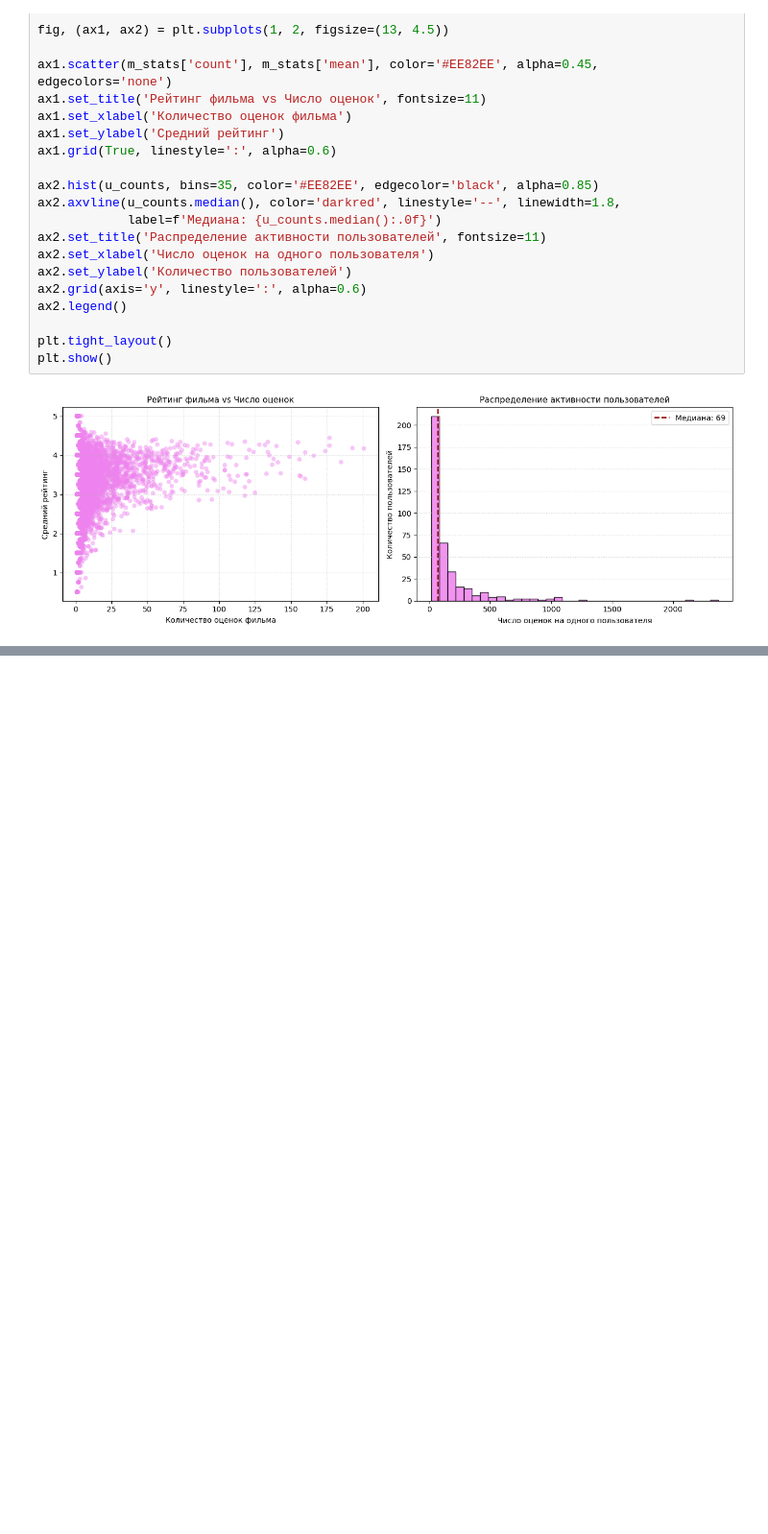
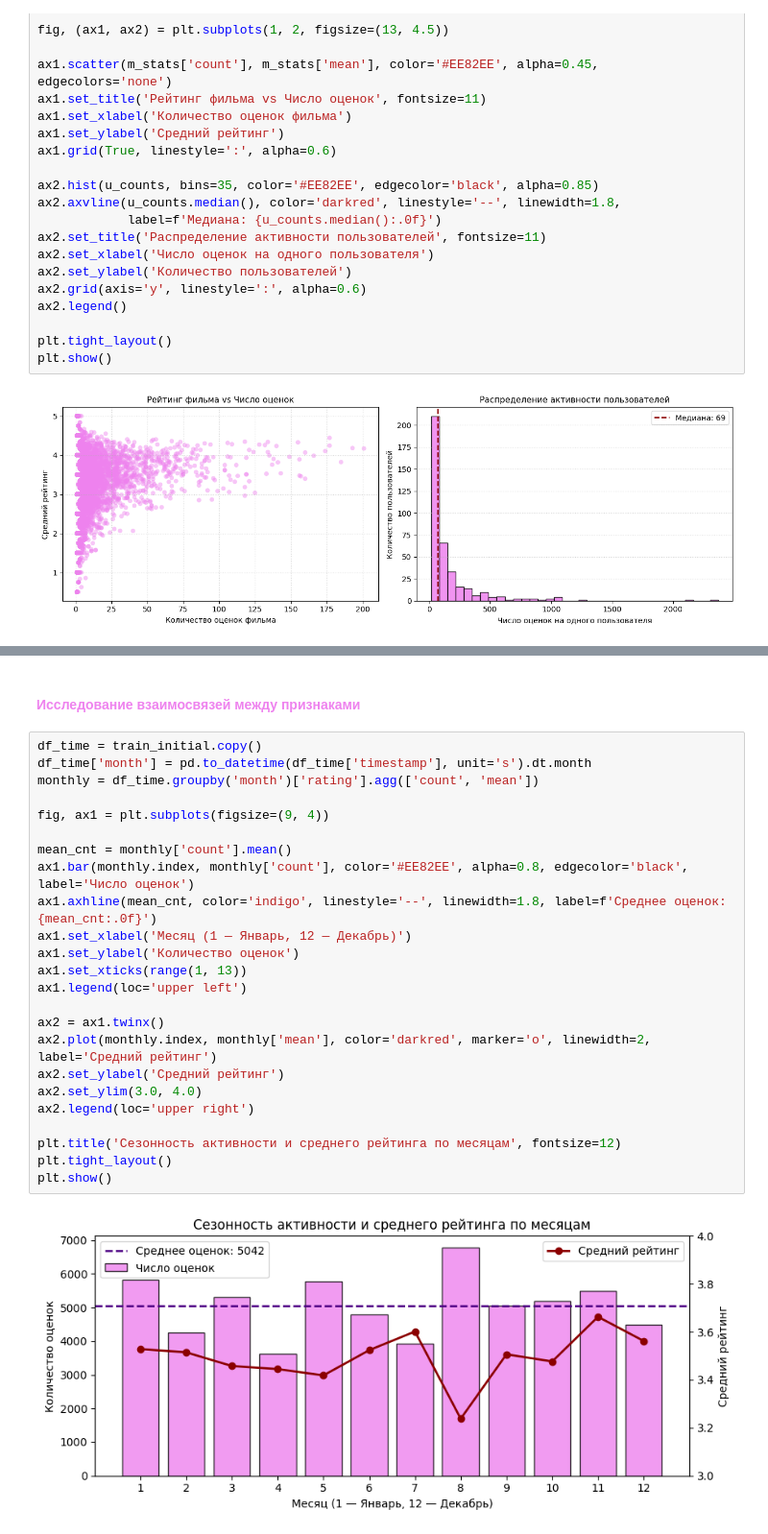
Before and after one commit to kitaevakatya1-tech/TIMO, a Jupyter notebook: TIMO.ipynb, the cells around one changed output, grey strips where cells are left out. Shown at 96% size. Saved outputs shown, nothing was run; the diff lists cells and outputs as text; blank space fills up the shorter version.

```diff
--- a/TIMO.ipynb
+++ b/TIMO.ipynb
@@ -346,0 +127,28 @@ for col in cat_cols:
+# %% [markdown]
+#### <span style="color: #EE82EE;">**Исследование взаимосвязей между признаками**</span>
+# %%
+df_time = train_initial.copy()
+df_time['month'] = pd.to_datetime(df_time['timestamp'], unit='s').dt.month
+monthly = df_time.groupby('month')['rating'].agg(['count', 'mean'])
+
+fig, ax1 = plt.subplots(figsize=(9, 4))
+
+mean_cnt = monthly['count'].mean()
+ax1.bar(monthly.index, monthly['count'], color='#EE82EE', alpha=0.8, edgecolor='black', label='Число оценок')
+ax1.axhline(mean_cnt, color='indigo', linestyle='--', linewidth=1.8, label=f'Среднее оценок: {mean_cnt:.0f}')
+ax1.set_xlabel('Месяц (1 — Январь, 12 — Декабрь)')
+ax1.set_ylabel('Количество оценок')
+ax1.set_xticks(range(1, 13))
+ax1.legend(loc='upper left')
+
+ax2 = ax1.twinx()
+ax2.plot(monthly.index, monthly['mean'], color='darkred', marker='o', linewidth=2, label='Средний рейтинг')
+ax2.set_ylabel('Средний рейтинг')
+ax2.set_ylim(3.0, 4.0)
+ax2.legend(loc='upper right')
+
+plt.title('Сезонность активности и среднего рейтинга по месяцам', fontsize=12)
+plt.tight_layout()
+plt.show()
+# %% [output]
+[figure, added]
```
Also changed, not shown: parts of 20 cells of this notebook, 2 other files.
